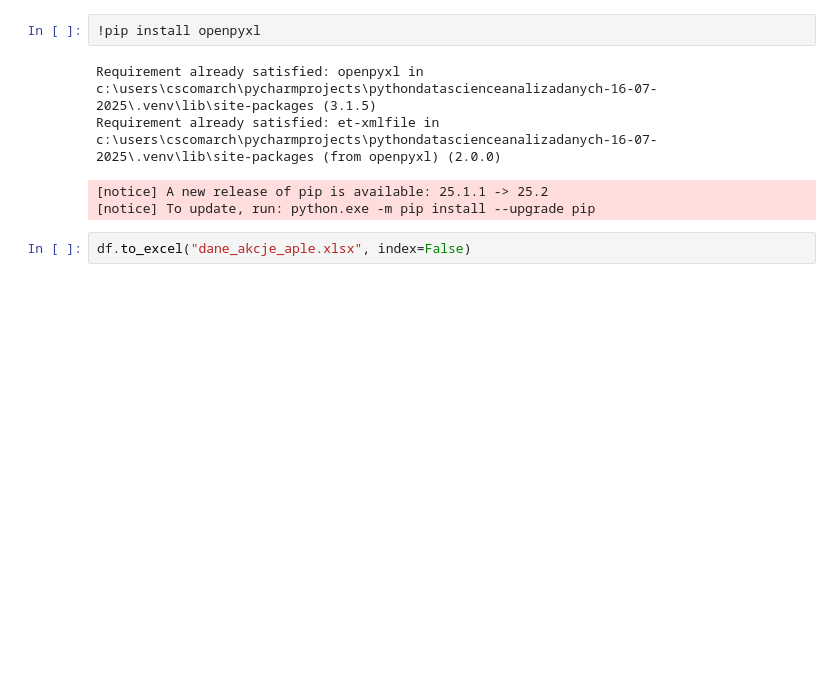
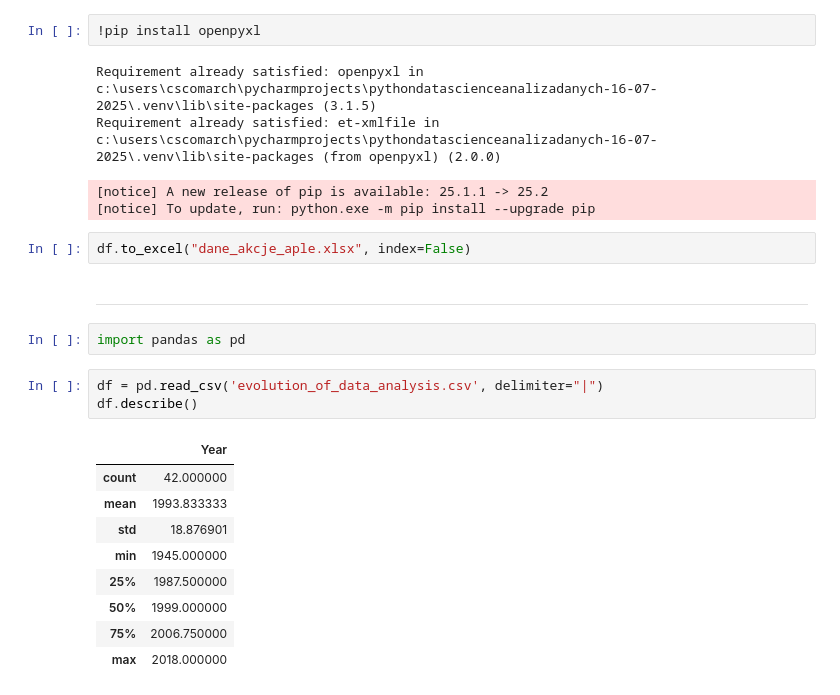
Before and after one commit to rajkonkret/PythonDataScienceAnalizaDanych-16-07-2025, a Jupyter notebook: day2/cwiczenie3.ipynb, the cells around one changed output. Saved outputs shown, nothing was run; the diff lists cells and outputs as text; blank space fills up the shorter version.

```diff
--- a/day2/cwiczenie3.ipynb
+++ b/day2/cwiczenie3.ipynb
@@ -145,3 +145,20 @@ Requirement already satisfied: et-xmlfile in c:\users\cscomarch\pycharmprojects\
 [notice] To update, run: python.exe -m pip install --upgrade pip
 # %%
 df.to_excel("dane_akcje_aple.xlsx", index=False)
+# %% [markdown]
+--------
+# %%
+import pandas as pd
+# %%
+df = pd.read_csv('evolution_of_data_analysis.csv', delimiter="|")
+df.describe()
+# %% [output]
+|  | Year |
+| count | 42.000000 |
+| mean | 1993.833333 |
+| std | 18.876901 |
+| min | 1945.000000 |
+| 25% | 1987.500000 |
+| 50% | 1999.000000 |
+| 75% | 2006.750000 |
+| max | 2018.000000 |
```
Also changed, not shown: parts of 4 cells of this notebook.
